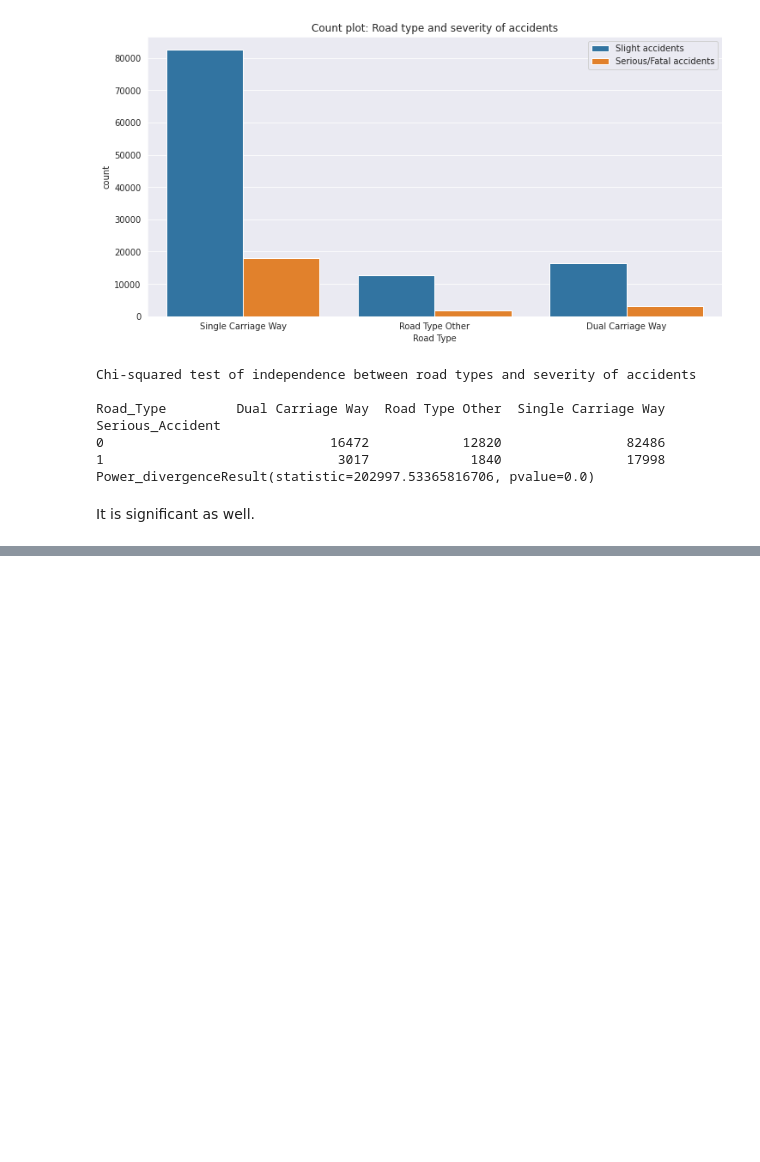
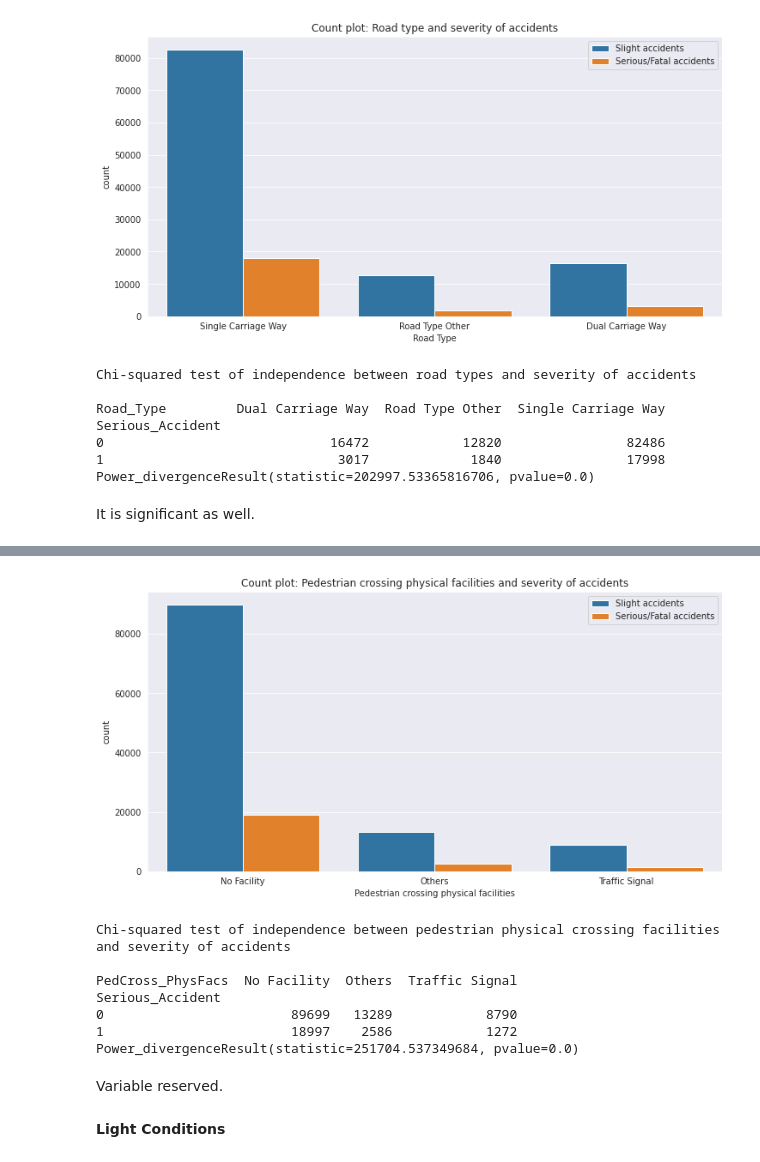
Before and after one commit to brian-pan/road-safety-machine-learning-report, a Jupyter notebook: machine_learning_python_project_one.ipynb, the cells around one changed output, grey strips where cells are left out. Cells and saved outputs as stored; diff of their text form; code cells hidden in the pictures; blank space fills up the shorter version.

```diff
--- a/machine_learning_python_project_one.ipynb
+++ b/machine_learning_python_project_one.ipynb
@@ -574,0 +636,30 @@ It is significant as well.
+# %%
+# Pedestrian_Crossing-Physical_Facilities
+mapper = {0: "No Facility", 5: "Traffic Signal"}
+df['PedCross_PhysFacs'] = [mapper[i] if i in mapper else 'Others' for i in df['Pedestrian_Crossing-Physical_Facilities']]
+# %%
+plt.figure(figsize=(12,6))
+# Count plot
+sns.countplot(x=df['PedCross_PhysFacs'], hue="Serious_Accident", data=df)
+plt.xlabel('Pedestrian crossing physical facilities')
+plt.title('Count plot: Pedestrian crossing physical facilities and severity of accidents')
+plt.legend(labels=['Slight accidents', 'Serious/Fatal accidents'])
+plt.show()
+
+# Table of counts and chi-squared test of independence
+print('Chi-squared test of independence between pedestrian physical crossing facilities and severity of accidents', color=[91])
+print()
+chi_sq_test('Serious_Accident','PedCross_PhysFacs')
+# %% [output]
+[figure, added]
+Chi-squared test of independence between pedestrian physical crossing facilities and severity of accidents
+
+PedCross_PhysFacs  No Facility  Others  Traffic Signal
+Serious_Accident
+0                        89699   13289            8790
+1                        18997    2586            1272
+Power_divergenceResult(statistic=251704.537349684, pvalue=0.0)
+# %% [markdown]
+Variable reserved.
+# %% [markdown]
+**Light Conditions**
```
Also changed, not shown: parts of 21 cells of this notebook.
